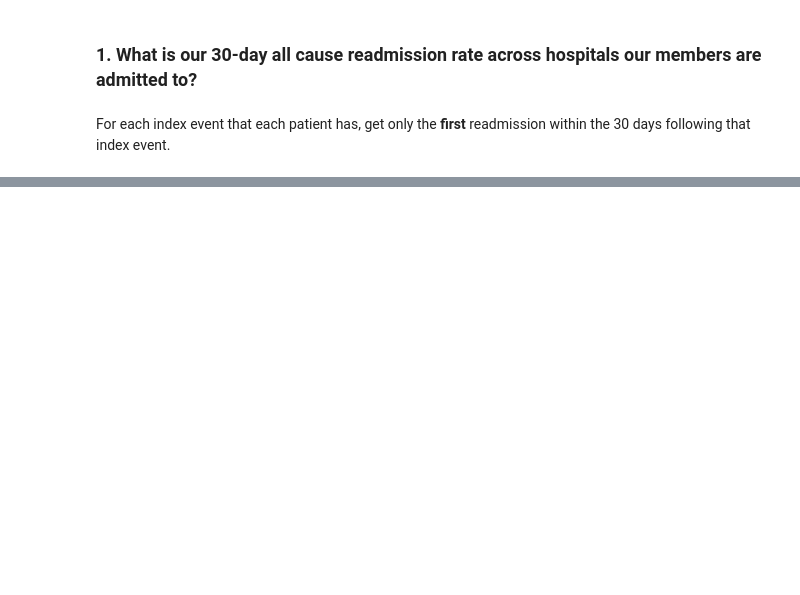
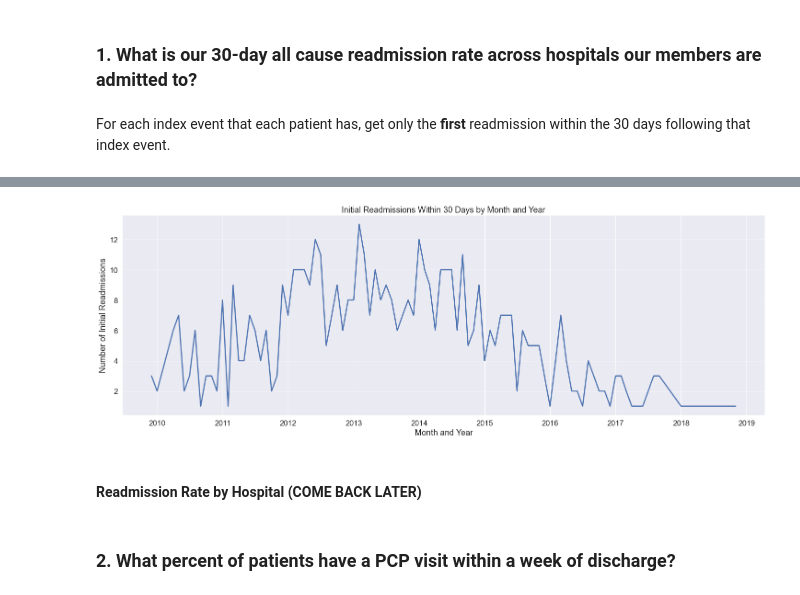
Before and after one commit to simon-mack/hospital_readmission_analysis, a Jupyter notebook: notebooks/ursa_readmission.ipynb, the cells around one changed output, grey strips where cells are left out. Saved outputs shown, nothing was run; the diff lists cells and outputs as text; code cells hidden in the pictures; blank space fills up the shorter version.

Commit message:
number 2 done

```diff
--- a/notebooks/ursa_readmission.ipynb
+++ b/notebooks/ursa_readmission.ipynb
@@ -211,0 +127,19 @@ example_indexes
+# %%
+total_index_events = 0
+total_index_events_leading_to_readmission = 0
+
+for patient in admissions_dedup['Patient ID'].unique():
+    patient_admissions = admissions_dedup[admissions['Patient ID']==patient]
+    times_admitted = patient_admissions.shape[0]
+    if times_admitted > 1:
+        patient_admissions.sort_values(by = 'Encounter End Date', inplace=True, ignore_index=True)
+        ind, re = categorize_events(patient_admissions)
+        total_index_events += ind
+        total_index_events_leading_to_readmission += re
+    else:
+        encounter_id = patient_admissions['Encounter ID'].values[0]
+        admissions.loc[admissions['Encounter ID'] == encounter_id, 'type'] = 'index'
+        total_index_events += 1
+print("Total Index Events:",total_index_events)
+print("Index Events Leading to Readmission:", total_index_events_leading_to_readmission)
+print(str.format("Readmission Rate: {}%",round(total_index_events_leading_to_readmission/total_index_events*100,2)))
@@ -211,0 +156,6 @@ example_indexes
+# %%
+readmissions = admissions[admissions.type == 'readmission']
+# %%
+readmissions['year'] = readmissions['Encounter Start Date'].dt.year
+readmissions['month'] = readmissions['Encounter Start Date'].dt.month
+readmissions['readmission_month'] = pd.to_datetime(readmissions[['year', 'month']].assign(DAY=1))
@@ -211,0 +178,6 @@ example_indexes
+# %%
+# just realized this needs to be readmission rate, not readmission count
+readmissions_counts = readmissions.readmission_month.value_counts()
+readmissions_counts = readmissions_counts.reset_index()
+readmissions_counts.columns = ['month','count']
+readmissions_counts
@@ -211,0 +198,13 @@ example_indexes
+# %%
+plt.figure(figsize = (25, 8))
+sns.set(style="darkgrid", font_scale=1.5)
+sns.lineplot(x = 'month', y = 'count', data = readmissions_counts, linewidth=2.5)
+plt.xlabel('Month and Year')
+plt.ylabel('Number of Initial Readmissions')
+plt.title('Initial Readmissions Within 30 Days by Month and Year');
+# %% [output]
+[figure, added]
+# %% [markdown]
+#### Readmission Rate by Hospital (COME BACK LATER)
+# %% [markdown]
+### 2. What percent of patients have a PCP visit within a week of discharge?
```
Also changed, not shown: parts of 28 cells of this notebook.
